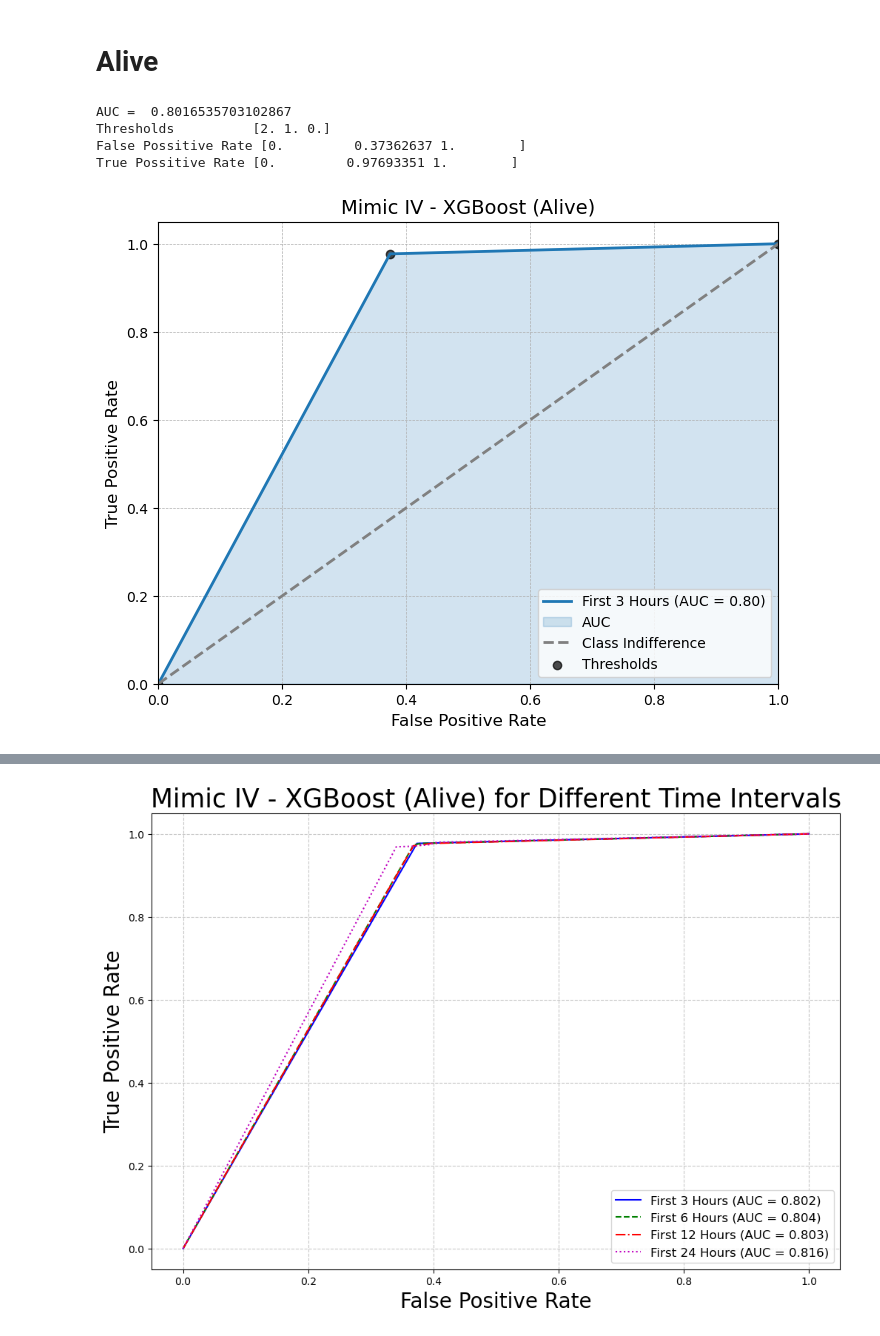
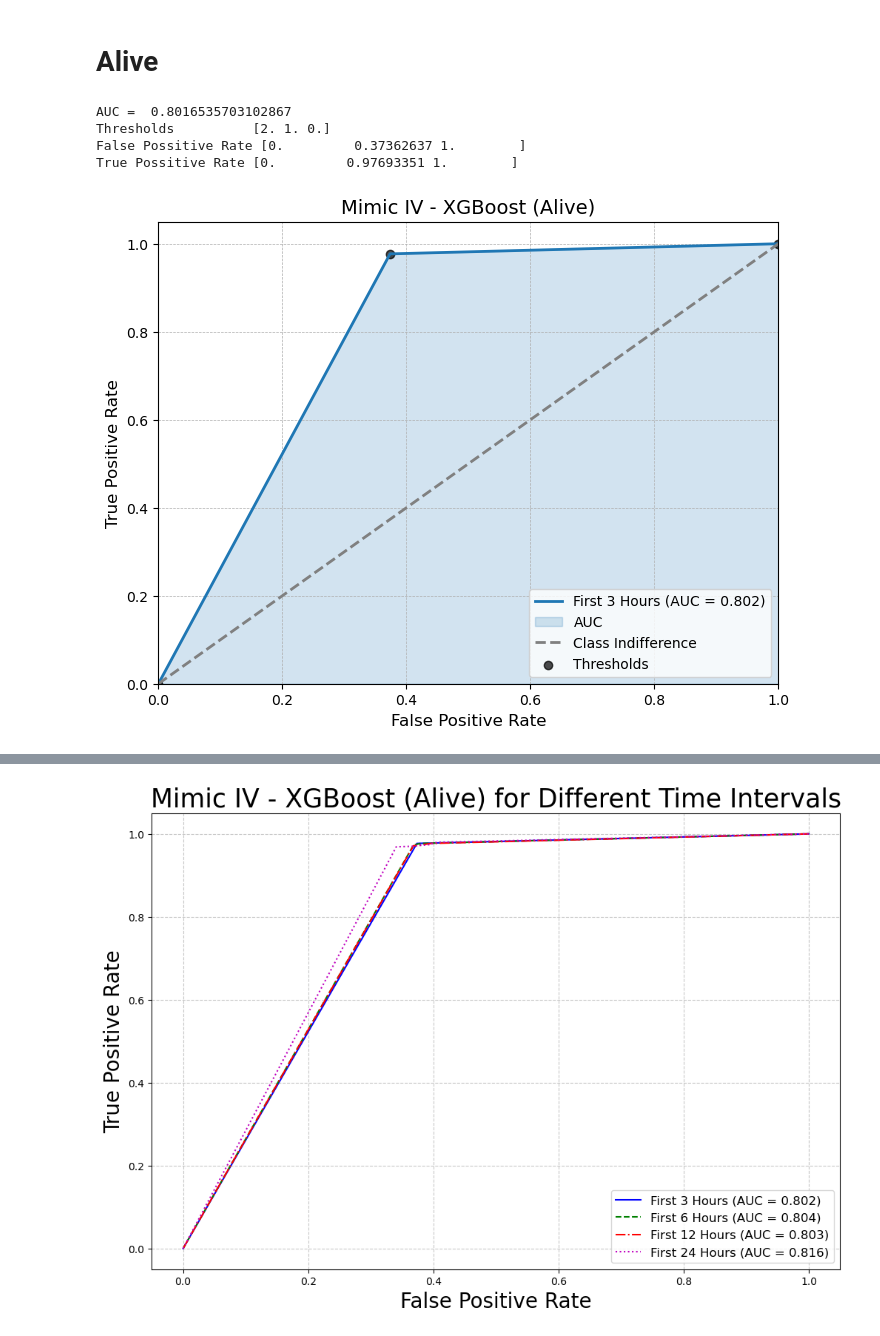
Before and after one commit to DimopDim/PhD, a Jupyter notebook: 05_Machine_Learning/02_XGBoost_expire_flag.ipynb, the cells around one changed output, grey strips where cells are left out. Cells and saved outputs as stored; diff of their text form; code cells hidden in the pictures.

```diff
--- a/05_Machine_Learning/02_XGBoost_expire_flag.ipynb
+++ b/05_Machine_Learning/02_XGBoost_expire_flag.ipynb
@@ -409,39 +413,39 @@ fpr1, tpr1, thresholds1 = roc_curve(ground_truth_alive1, prob_alive1)
 
 # Plot ROC curve with shaded area (AUC) and class indifference line
 plt.figure(figsize=(8, 6))
-plt.plot(fpr1, tpr1, color='tab:blue', lw=2, label=f'First 3 Hours (AUC = {auc_1:.2f})')
+plt.plot(fpr1, tpr1, color='tab:blue', lw=2, label=f'First 3 Hours (AUC = {auc_1:.3f})')
 plt.fill_between(fpr1, tpr1, color='tab:blue', alpha=0.2, label='AUC')
 plt.plot([0, 1], [0, 1], color='gray', lw=2, linestyle='--', label='Class Indifference')
 plt.xlim([0.0, 1.0])
 plt.ylim([0.0, 1.05])
 
 # Scatter plot for thresholds with customization
 plt.scatter(fpr1, tpr1, marker='o', color='black', alpha=0.7, label='Thresholds')  # Adjust transparency
 
 # Threshold Number in the plot
 #for i, threshold in enumerate(thresholds1):
 #    plt.annotate(f"{threshold:.2f}", (fpr1[i], tpr1[i]), xytext=(5, -5), textcoords='offset points', fontsize=8)  # Annotate thresholds
 
 # Formatting
 plt.xlabel(xlabel, fontsize=12)
 plt.ylabel(ylabel, fontsize=12)
 plt.title(algorithm_label + " (Alive)", fontsize=14)
 plt.grid(True, linestyle='--', linewidth=0.5)
 plt.legend(loc='lower right')  # Legend location
 
 # Print statements
 print("AUC = ", auc_1)
 print("Thresholds         ", thresholds1)
 print("False Possitive Rate", fpr1)
 print("True Possitive Rate", tpr1)
 
 plt.show()
 # %% [output]
 AUC =  0.8016535703102867
 Thresholds          [2. 1. 0.]
 False Possitive Rate [0.         0.37362637 1.        ]
 True Possitive Rate [0.         0.97693351 1.        ]
-[figure, old version]
+[figure, new version]
 # %%
 """First 6 hours"""
 
```
Also changed, not shown: parts of 5 cells of this notebook.
